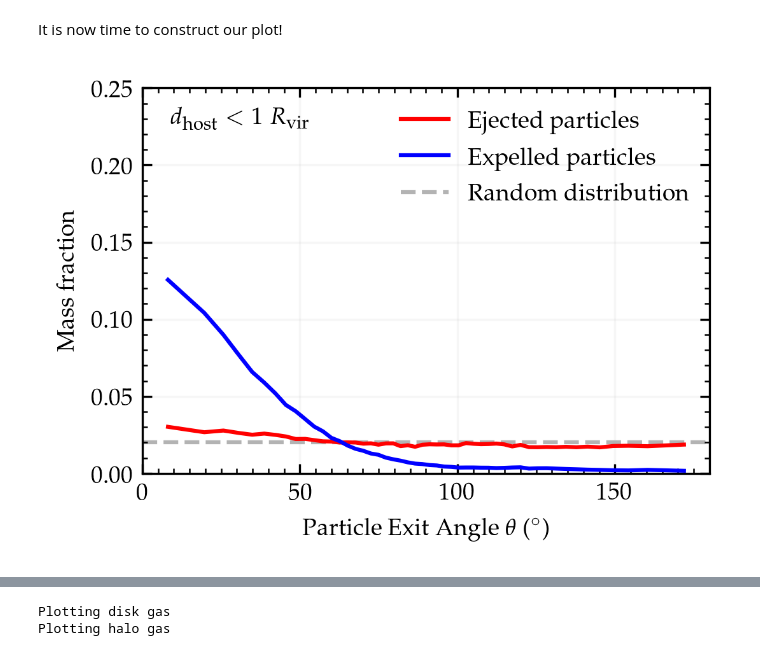
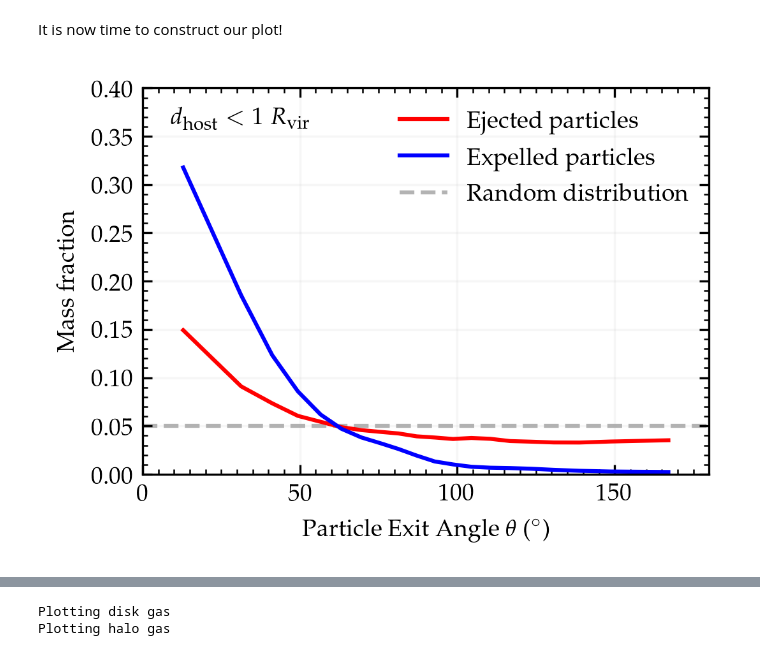
Before and after one commit to hollisakins/Justice_League_Code, a Jupyter notebook: Analysis/RamPressure/ExitAngle.ipynb, the cells around one changed output, grey strips where cells are left out. Cells and saved outputs as stored; diff of their text form; code cells hidden in the pictures.

```diff
--- a/Analysis/RamPressure/ExitAngle.ipynb
+++ b/Analysis/RamPressure/ExitAngle.ipynb
@@ -12,14 +11,0 @@ The goal of this code is the explore the directionality of gas particles exiting
-# %%
-from tracking.analysis import * # custom module which includes my analysis functions
-import numpy as np
-import pandas as pd
-import matplotlib.pyplot as plt
-import matplotlib as mpl
-import pickle
-
-mpl.rc('font',**{'family':'serif','monospace':['Palatino']})
-mpl.rc('text', usetex=True)
-plt.rcParams['figure.constrained_layout.use'] = False
-mpl.rcParams.update({'font.size': 9})
-
-age = 13.800797497330507
@@ -57,7 +37,7 @@ $$2\pi \cos\theta_2 = 2\pi\cos\theta_1 - \frac{4\pi}{N}$$
 $$\theta_2 = \arccos\left( \cos\theta_1 - \frac{2}{N} \right)$$
 We construct our bins iteratively using this equation under a loop:
 # %%
-N = 50 # more bins than Bahé et al since we have lots of particles
+N = 20
 theta1,theta2 = 0,0 # initialize
 bins = np.array([theta1])
 while theta2 < 3.14:
@@ -67,4 +47,3 @@ while theta2 < 3.14:
 
 bins = bins*180/np.pi
 bincenters = 0.5*(bins[1:]+bins[:-1])
-print(bins)
@@ -85,5 +55,2 @@ Now that we have our bins, we also need to consider weighting our data. While mo
 # %% [markdown]
 It is now time to construct our plot!
-# %%
-ejected = ejected[(ejected.key != 'h148_3')&(ejected.key != 'h242_12')]
-expelled = expelled[(expelled.key != 'h148_3')&(expelled.key != 'h242_12')]
@@ -106,33 +70,33 @@ pos_mag2 /= np.array(expelled.hostRvir)
 fig, ax = plt.subplots(1,1,dpi=300, figsize=(3.5,2.5), constrained_layout=True)
 
 cond = pos_mag1 < 1
 y1, bins = np.histogram(ejected.angle[cond], bins=bins, weights=ejected.mass[cond]/np.sum(ejected.mass[cond]))
 ax.plot(bincenters, y1, label='Ejected particles', c='r')
 
 cond = pos_mag2 < 1
 y2, bins = np.histogram(expelled.angle[cond], bins=bins, weights=expelled.mass[cond]/np.sum(expelled.mass[cond]))
 ax.plot(bincenters, y2, label='Expelled particles', c='b')
 
 # plot the line that represents a random distribution
 percent = 1/N
 ax.plot([0,180],[percent,percent],linestyle='--',color='0.7',zorder=-1, label='Random distribution')
 
 # add legends
 ax.legend(frameon=False)
 
 # labels and ticks and such
 ax.set_xlabel(r'Particle Exit Angle $\theta$ ($^\circ$)')
 ax.set_ylabel('Mass fraction')
 ax.set_xlim(0,180)
-ax.set_ylim(0,0.25)
+ax.set_ylim(0,0.4)
 
 ax.xaxis.set_minor_locator(mpl.ticker.MultipleLocator(5))
 ax.yaxis.set_minor_locator(mpl.ticker.MultipleLocator(0.01))
 ax.tick_params(direction='in',which='both',right=True,top=True)
 ax.grid(alpha=0.1, zorder=-1000)
 ax.annotate(r'$d_{\rm host} < 1~R_{\rm vir}$', (0.05, 0.95), xycoords='axes fraction', va='top')
 
-plt.savefig('plots/theta_allsats_stacked.pdf')
+# plt.savefig('plots/theta_allsats_stacked.pdf')
 plt.show()
 # %% [output]
-[figure, old version]
+[figure, new version]
```
Also changed, not shown: parts of 84 cells of this notebook, 45 other files.
